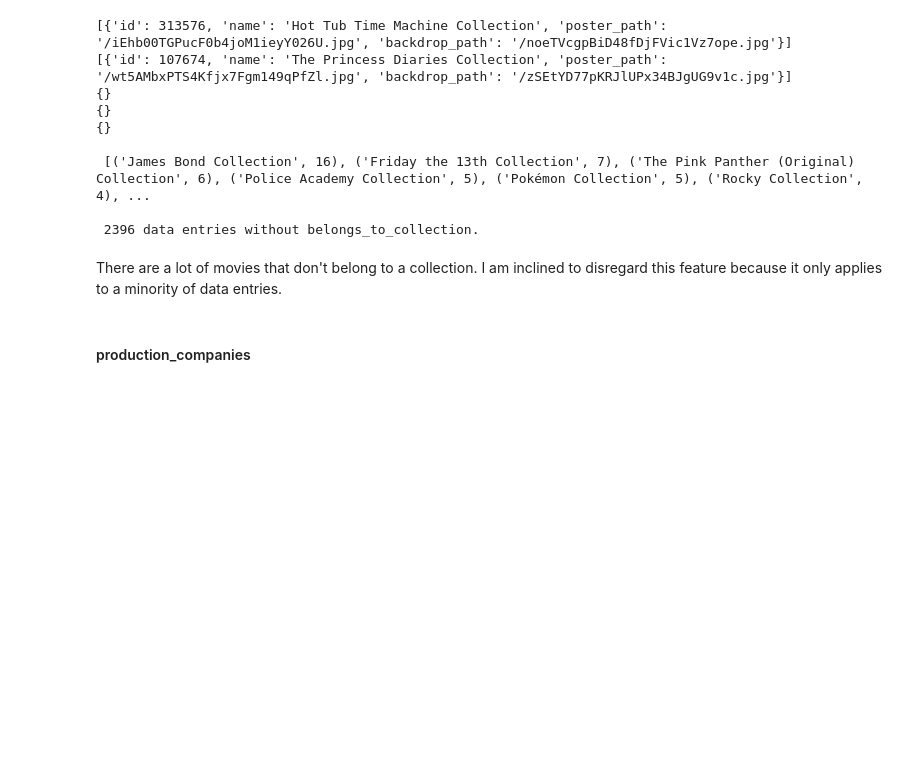
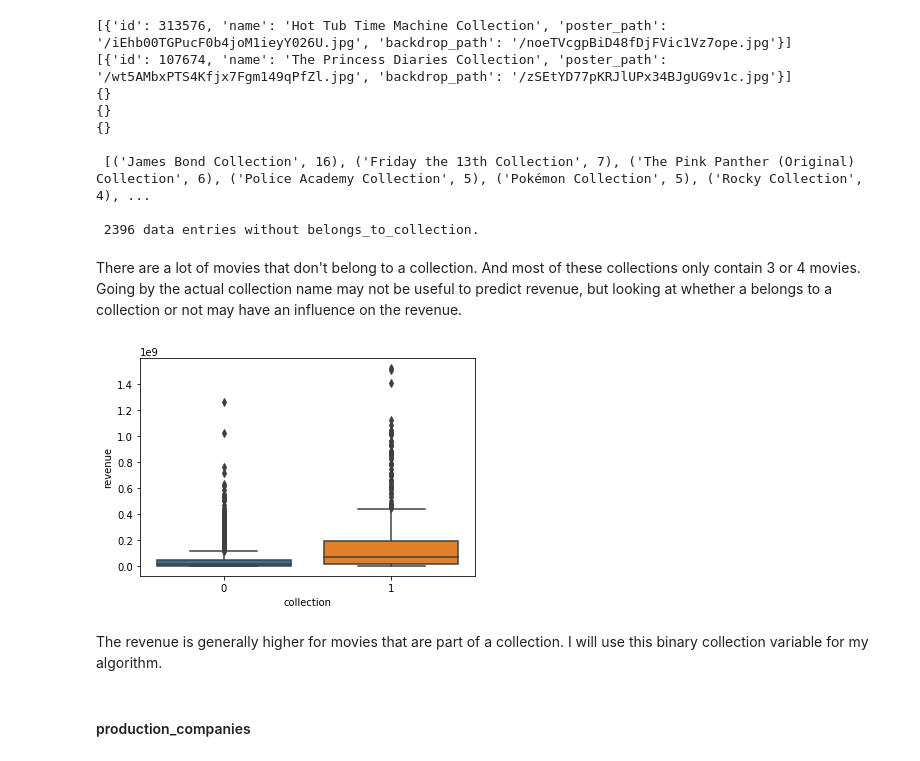
Before and after one commit to julianikulski/tmdb, a Jupyter notebook: tmdb.ipynb, the cells around one changed output. Cells and saved outputs as stored; diff of their text form; code cells hidden in the pictures; blank space fills up the shorter version.

```diff
--- a/tmdb.ipynb
+++ b/tmdb.ipynb
@@ -118,8 +206,17 @@ analysis(train, 'belongs_to_collection', 25)
  [('James Bond Collection', 16), ('Friday the 13th Collection', 7), ('The Pink Panther (Original) Collection', 6), ('Police Academy Collection', 5), ('Pokémon Collection', 5), ('Rocky Collection', 4), ...
 
  2396 data entries without belongs_to_collection.
-# %% [markdown]
-There are a lot of movies that don't belong to a collection. I am inclined to disregard this feature because it only applies to a minority of data entries.
+# %% [markdown]
+There are a lot of movies that don't belong to a collection. And most of these collections only contain 3 or 4 movies. Going by the actual collection name may not be useful to predict revenue, but looking at whether a belongs to a collection or not may have an influence on the revenue.
+# %%
+# add column with 1 if movie belongs to any collection and 0 if it does not belong to any collection
+train['collection'] = train['belongs_to_collection'].apply(lambda x: 1 if x != {} else 0)
+
+sb.boxplot(x = 'collection', y = 'revenue', data = train);
+# %% [output]
+[figure, added]
+# %% [markdown]
+The revenue is generally higher for movies that are part of a collection. I will use this binary collection variable for my algorithm.
 # %% [markdown]
 #### production_companies
 # %%
```
Also changed, not shown: parts of 51 cells of this notebook.
